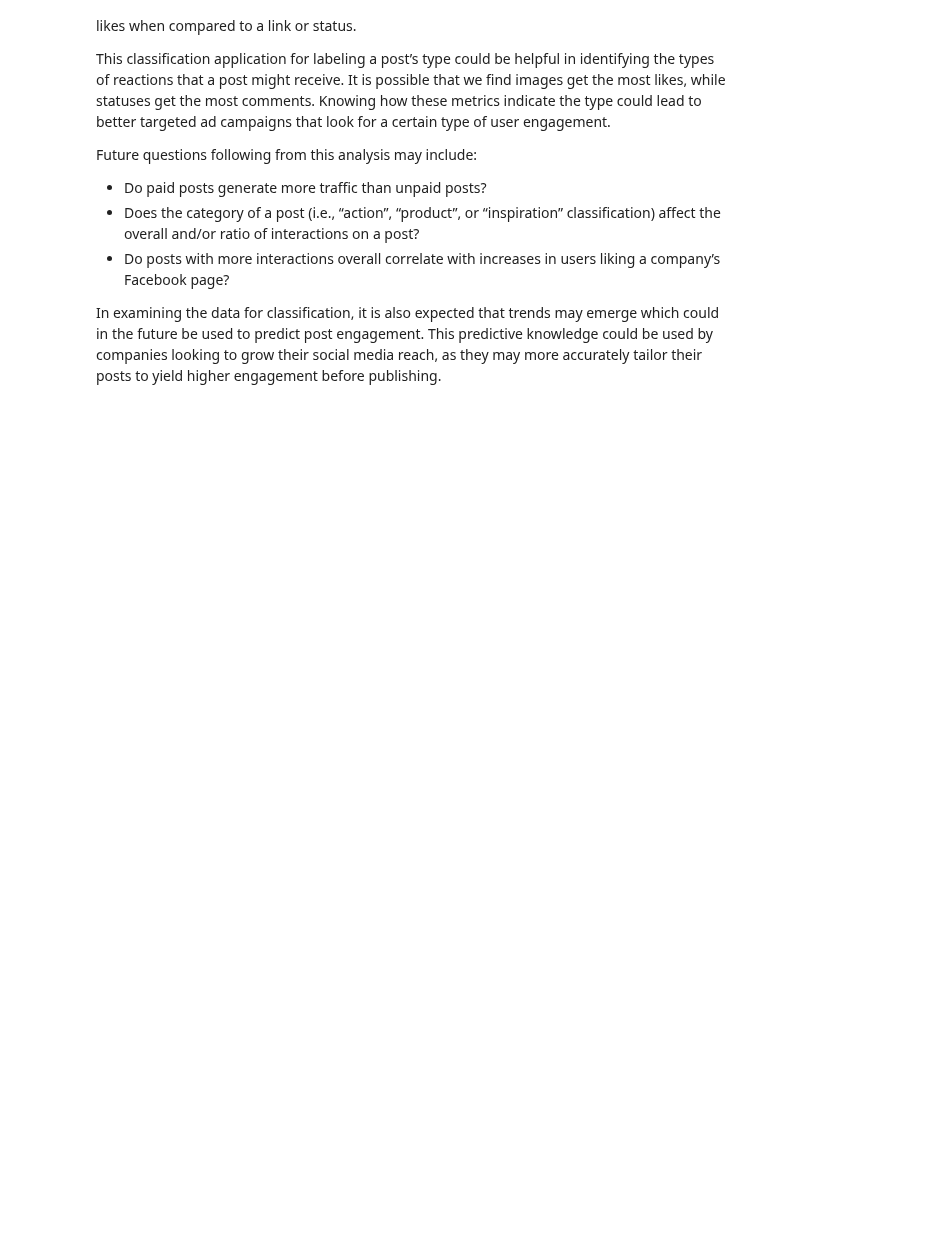
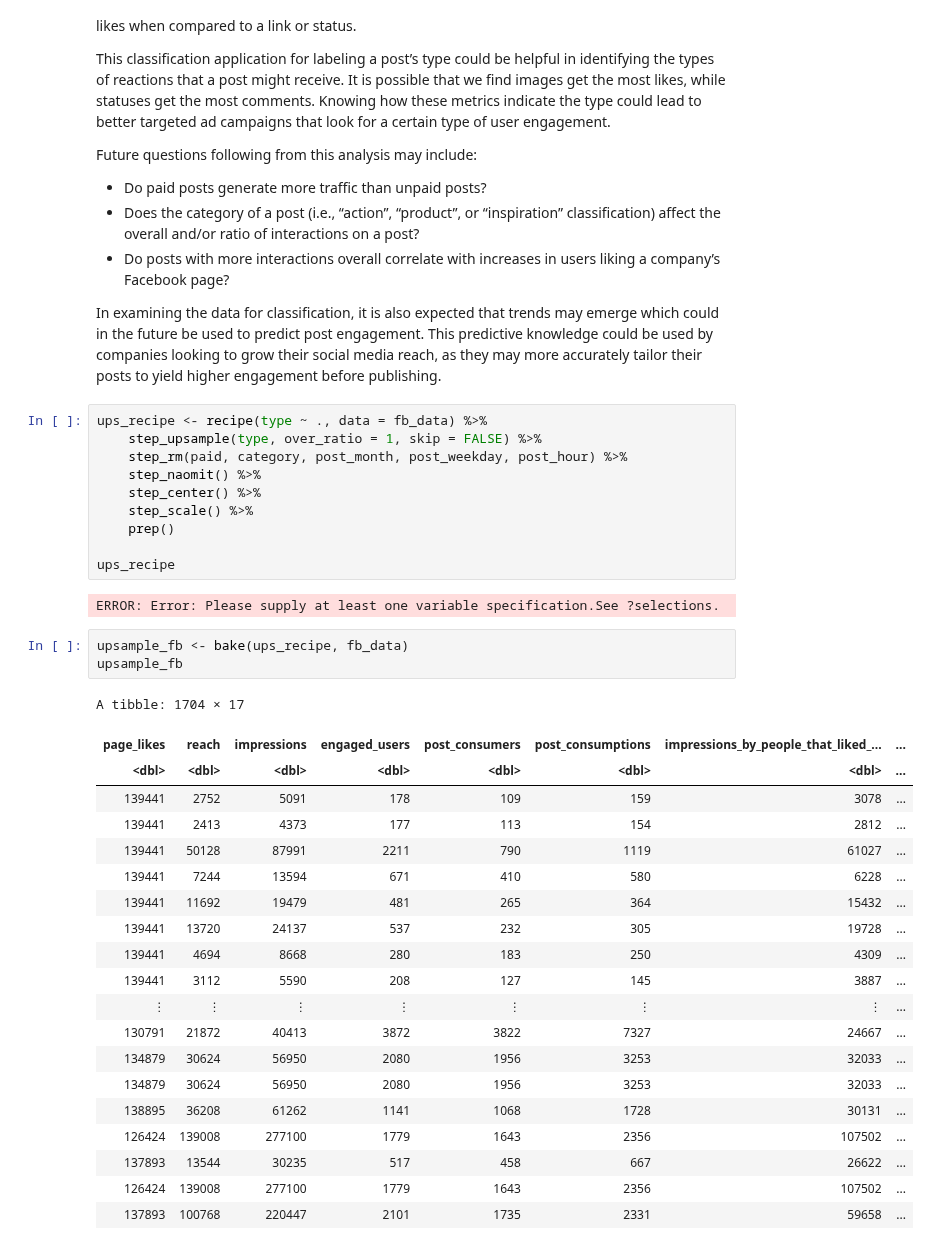
Before and after one commit to lucykvs/DSCI100-Project, a Jupyter notebook: Project.ipynb, the cells around one changed output. Saved outputs shown, nothing was run; the diff lists cells and outputs as text; blank space fills up the shorter version.

Commit message:
Started some project work. Added code to upsample data and we still need to visualize it with ggpairs

```diff
--- a/Project.ipynb
+++ b/Project.ipynb
@@ -184,3 +184,39 @@ Future questions following from this analysis may include:
 - Do posts with more interactions overall correlate with increases in users liking a company’s Facebook page?
 
 In examining the data for classification, it is also expected that trends may emerge which could in the future be used to predict post engagement. This predictive knowledge could be used by companies looking to grow their social media reach, as they may more accurately tailor their posts to yield higher engagement before publishing.
+# %%
+ups_recipe <- recipe(type ~ ., data = fb_data) %>%
+    step_upsample(type, over_ratio = 1, skip = FALSE) %>%
+    step_rm(paid, category, post_month, post_weekday, post_hour) %>%
+    step_naomit() %>%
+    step_center() %>%
+    step_scale() %>%
+    prep()
+
+ups_recipe
+# %% [output]
+ERROR: Error: Please supply at least one variable specification.See ?selections.
+# %%
+upsample_fb <- bake(ups_recipe, fb_data)
+upsample_fb
+# %% [output]
+A tibble: 1704 × 17
+| page_likes | reach | impressions | engaged_users | post_consumers | post_consumptions | impressions_by_people_that_liked_... | ... |
+| <dbl> | <dbl> | <dbl> | <dbl> | <dbl> | <dbl> | <dbl> | ... |
+| 139441 | 2752 | 5091 | 178 | 109 | 159 | 3078 | ... |
+| 139441 | 2413 | 4373 | 177 | 113 | 154 | 2812 | ... |
+| 139441 | 50128 | 87991 | 2211 | 790 | 1119 | 61027 | ... |
+| 139441 | 7244 | 13594 | 671 | 410 | 580 | 6228 | ... |
+| 139441 | 11692 | 19479 | 481 | 265 | 364 | 15432 | ... |
+| 139441 | 13720 | 24137 | 537 | 232 | 305 | 19728 | ... |
+| 139441 | 4694 | 8668 | 280 | 183 | 250 | 4309 | ... |
+| 139441 | 3112 | 5590 | 208 | 127 | 145 | 3887 | ... |
+| ⋮ | ⋮ | ⋮ | ⋮ | ⋮ | ⋮ | ⋮ | ... |
+| 130791 | 21872 | 40413 | 3872 | 3822 | 7327 | 24667 | ... |
+| 134879 | 30624 | 56950 | 2080 | 1956 | 3253 | 32033 | ... |
+| 134879 | 30624 | 56950 | 2080 | 1956 | 3253 | 32033 | ... |
+| 138895 | 36208 | 61262 | 1141 | 1068 | 1728 | 30131 | ... |
+| 126424 | 139008 | 277100 | 1779 | 1643 | 2356 | 107502 | ... |
+| 137893 | 13544 | 30235 | 517 | 458 | 667 | 26622 | ... |
+| 126424 | 139008 | 277100 | 1779 | 1643 | 2356 | 107502 | ... |
+| 137893 | 100768 | 220447 | 2101 | 1735 | 2331 | 59658 | ... |
```
Also changed, not shown: parts of 5 cells of this notebook.
